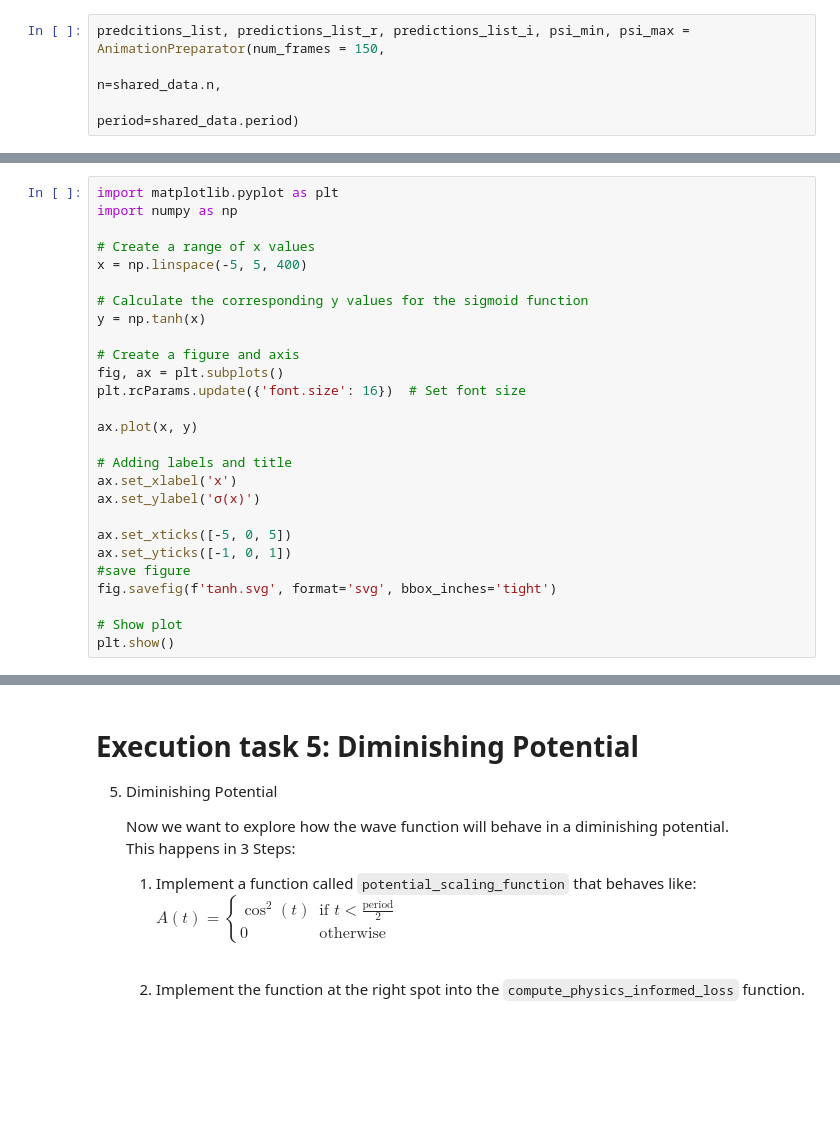
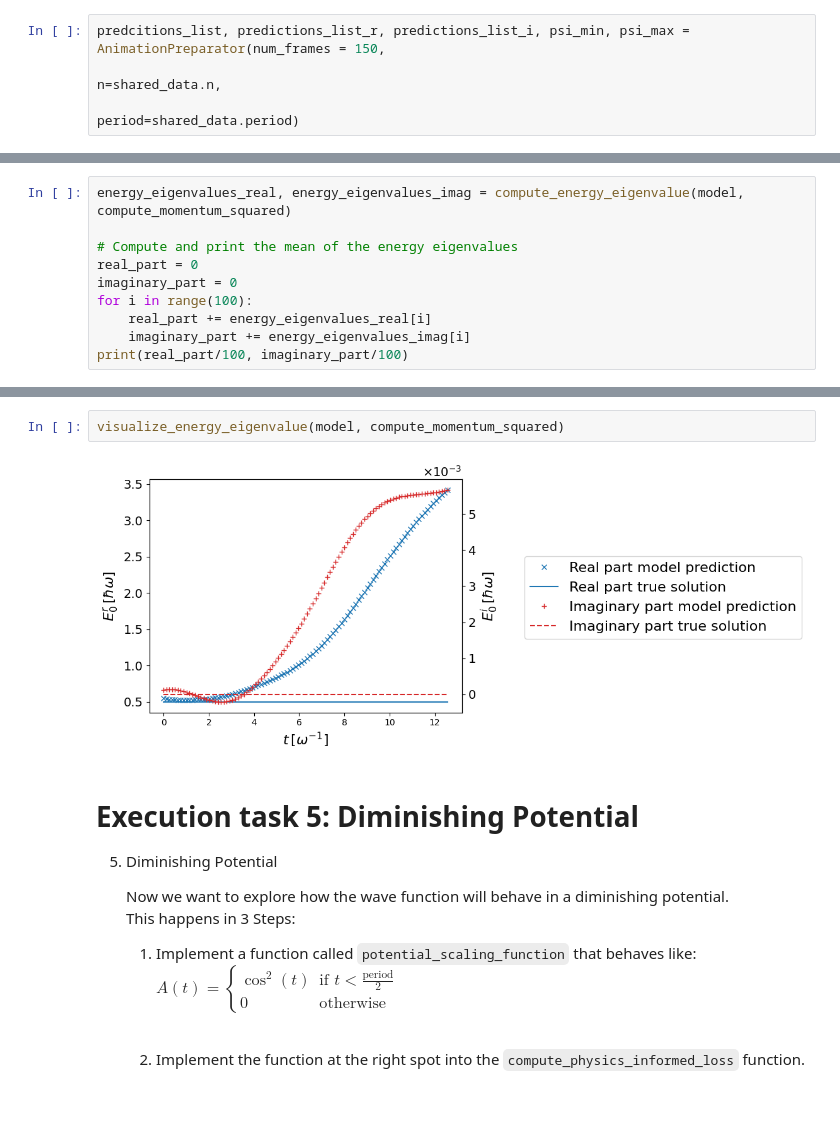
Before and after one commit to zincware/ZnPINNLab, a Jupyter notebook: day2/pinn_schrodinger.ipynb, the cells around one changed output, grey strips where cells are left out. Cells and saved outputs as stored; diff of their text form; blank space fills up the shorter version.

```diff
--- a/day2/pinn_schrodinger.ipynb
+++ b/day2/pinn_schrodinger.ipynb
@@ -1336,3 +1271,13 @@ def compute_energy_eigenvalue(model, compute_momentum_squared):
         energy_eigenvalues_imag.append(energy_eigenvalue_imag.detach().numpy().astype(float))
 
     return energy_eigenvalues_real, energy_eigenvalues_imag
+# %%
+energy_eigenvalues_real, energy_eigenvalues_imag = compute_energy_eigenvalue(model, compute_momentum_squared)
+
+# Compute and print the mean of the energy eigenvalues
+real_part = 0
+imaginary_part = 0
+for i in range(100):
+    real_part += energy_eigenvalues_real[i]
+    imaginary_part += energy_eigenvalues_imag[i]
+print(real_part/100, imaginary_part/100)
@@ -1432,27 +1339,0 @@ fig.savefig(f'Energie_eigenvalue_{shared_data.n}.svg', format='svg', bbox_inches
-# %%
-import matplotlib.pyplot as plt
-import numpy as np
-
-# Create a range of x values
-x = np.linspace(-5, 5, 400)
-
-# Calculate the corresponding y values for the sigmoid function
-y = np.tanh(x)
-
-# Create a figure and axis
-fig, ax = plt.subplots()
-plt.rcParams.update({'font.size': 16})  # Set font size
-
-ax.plot(x, y)
-
-# Adding labels and title
-ax.set_xlabel('x')
-ax.set_ylabel('σ(x)')
-
-ax.set_xticks([-5, 0, 5])
-ax.set_yticks([-1, 0, 1])
-#save figure
-fig.savefig(f'tanh.svg', format='svg', bbox_inches='tight')
-
-# Show plot
-plt.show()
@@ -1461,3 +1340,7 @@ plt.show()
+# %%
+visualize_energy_eigenvalue(model, compute_momentum_squared)
+# %% [output]
+[figure, added]
 # %% [markdown]
 # Execution task 5: Diminishing Potential
 5. Diminishing Potential
```
Also changed, not shown: parts of 23 cells of this notebook.
